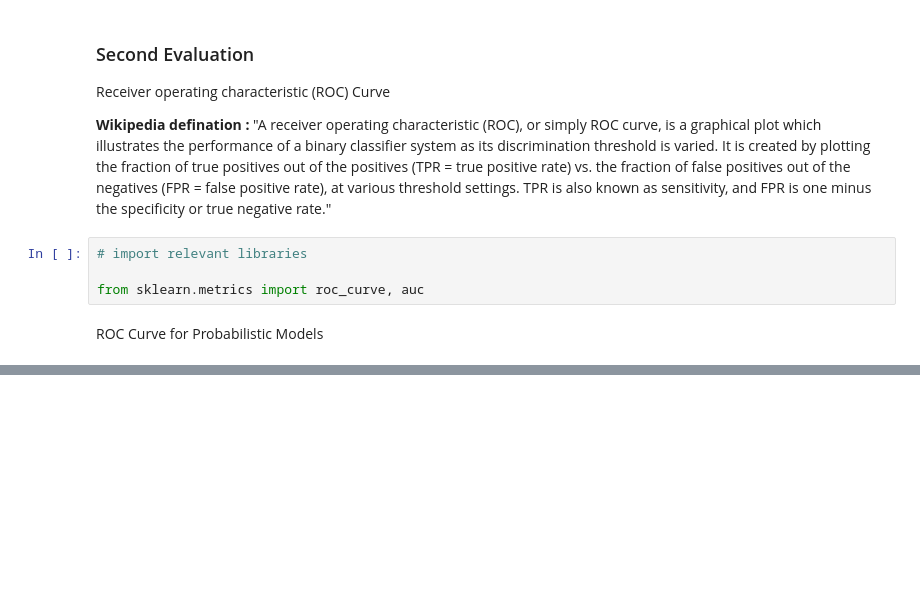
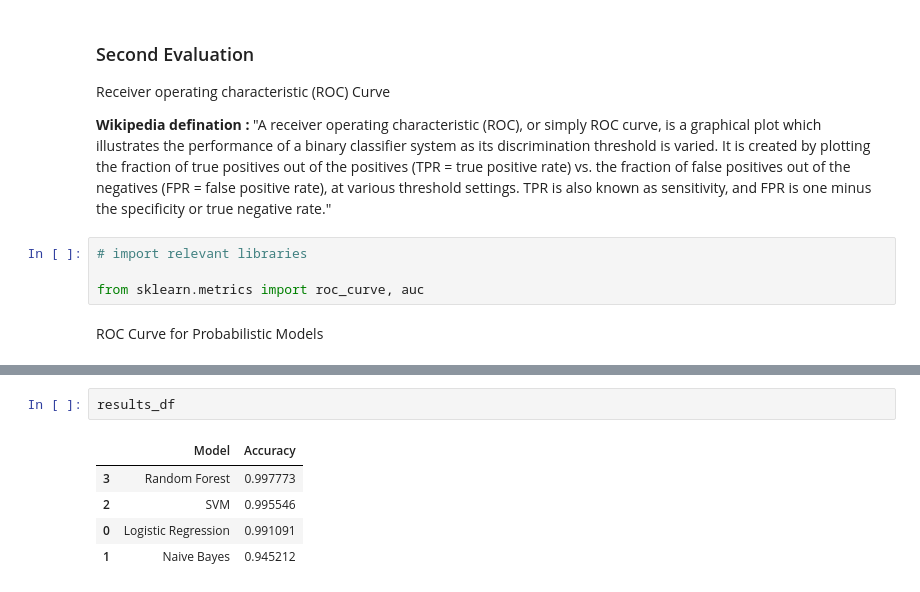
Before and after one commit to kamahTek/Machine-Learning, a Jupyter notebook: Supervised-Learning/Classification/Real-Fake-News/index.ipynb, the cells around one changed output, grey strips where cells are left out. Cells and saved outputs as stored; diff of their text form; blank space fills up the shorter version.

```diff
--- a/Supervised-Learning/Classification/Real-Fake-News/index.ipynb
+++ b/Supervised-Learning/Classification/Real-Fake-News/index.ipynb
@@ -713,0 +746,8 @@ plt.show()
+# %%
+results_df
+# %% [output]
+|  | Model | Accuracy |
+| 3 | Random Forest | 0.997773 |
+| 2 | SVM | 0.995546 |
+| 0 | Logistic Regression | 0.991091 |
+| 1 | Naive Bayes | 0.945212 |
```
Also changed, not shown: parts of 3 cells of this notebook.
